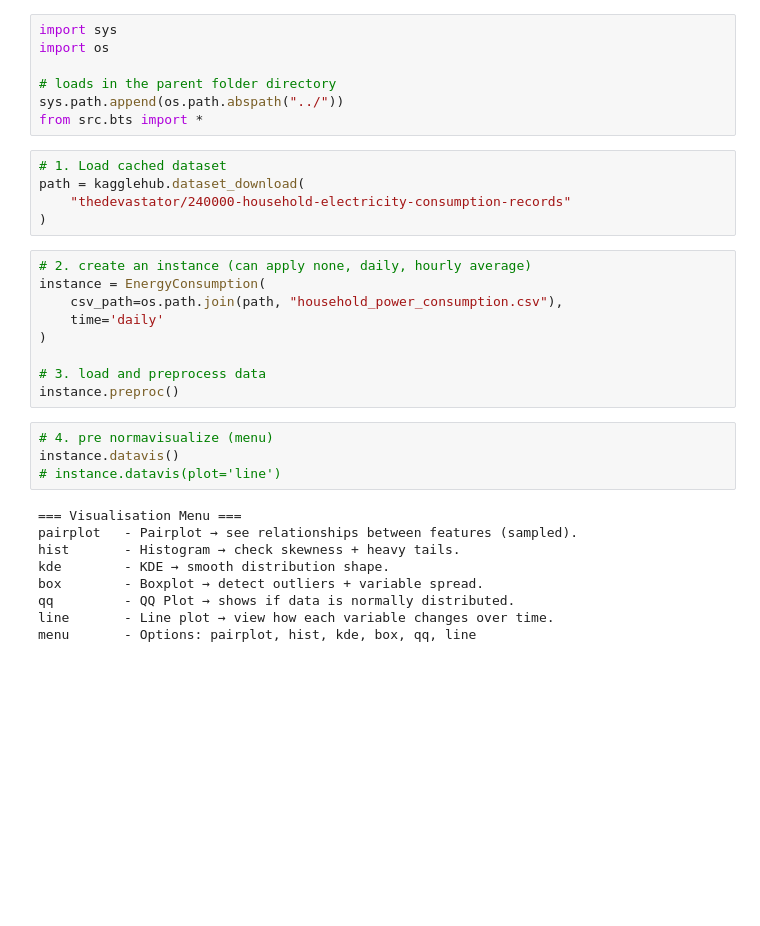
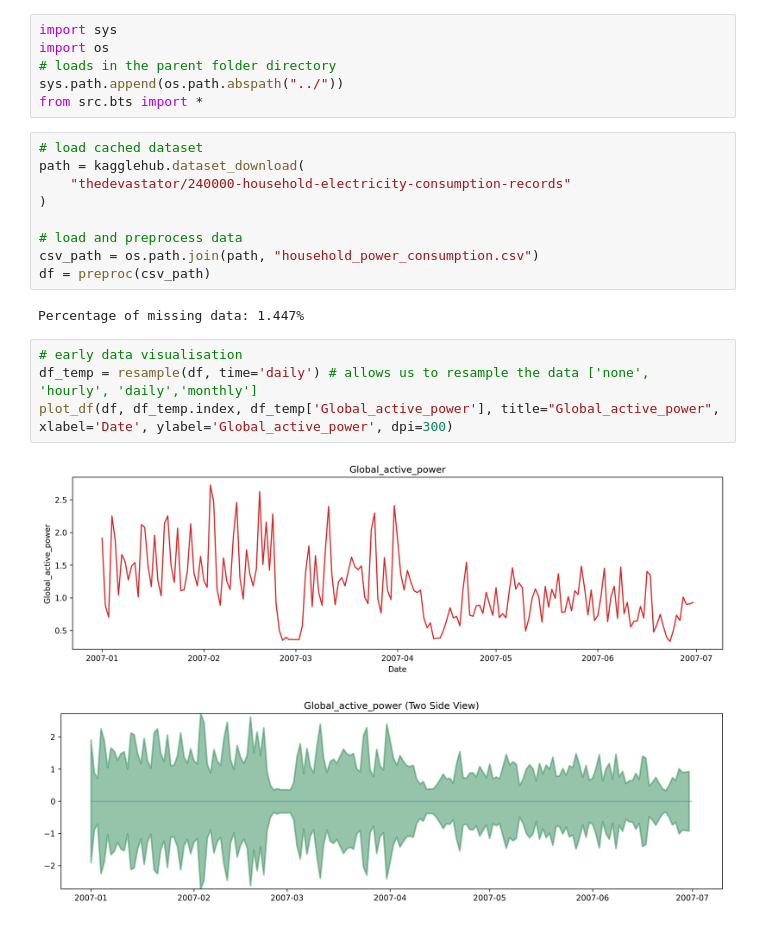
Before and after one commit to gabrielhaw/timeseries-project, a Jupyter notebook: notebooks/pipeline.ipynb, the cells around one changed output. Saved outputs shown, nothing was run; the diff lists cells and outputs as text; blank space fills up the shorter version.

```diff
--- a/notebooks/pipeline.ipynb
+++ b/notebooks/pipeline.ipynb
@@ -1,35 +1,25 @@
 # %%
 import sys
 import os
-
 # loads in the parent folder directory
 sys.path.append(os.path.abspath("../"))
 from src.bts import *
 # %%
-# 1. Load cached dataset
+# load cached dataset
 path = kagglehub.dataset_download(
     "thedevastator/240000-household-electricity-consumption-records"
 )
+
+# load and preprocess data
+csv_path = os.path.join(path, "household_power_consumption.csv")
+df = preproc(csv_path)
+# %% [output]
+Percentage of missing data: 1.447%
-# %%
-# 2. create an instance (can apply none, daily, hourly average)
-instance = EnergyConsumption(
-    csv_path=os.path.join(path, "household_power_consumption.csv"),
-    time='daily'
-)
-
-# 3. load and preprocess data
-instance.preproc()
 # %%
-# 4. pre normavisualize (menu)
-instance.datavis()
-# instance.datavis(plot='line')
+# early data visualisation
+df_temp = resample(df, time='daily') # allows us to resample the data ['none', 'hourly', 'daily','monthly']
+plot_df(df, df_temp.index, df_temp['Global_active_power'], title="Global_active_power", xlabel='Date', ylabel='Global_active_power', dpi=300)
 # %% [output]
-=== Visualisation Menu ===
-pairplot   - Pairplot → see relationships between features (sampled).
-hist       - Histogram → check skewness + heavy tails.
-kde        - KDE → smooth distribution shape.
-box        - Boxplot → detect outliers + variable spread.
-qq         - QQ Plot → shows if data is normally distributed.
-line       - Line plot → view how each variable changes over time.
-menu       - Options: pairplot, hist, kde, box, qq, line
+[figure, added]
+[figure, added]
 # %%
```
Also changed, not shown: parts of 5 cells of this notebook, 3 other files.
